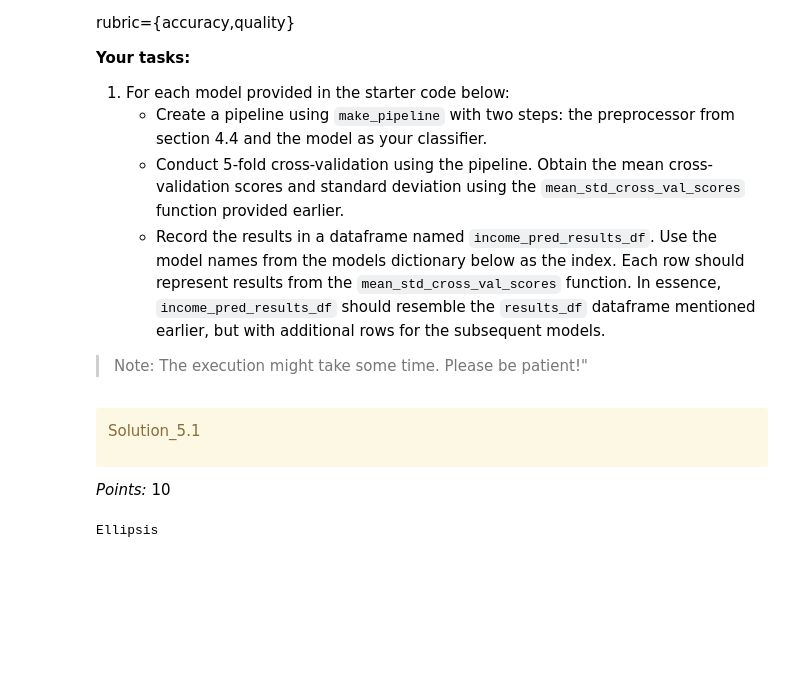
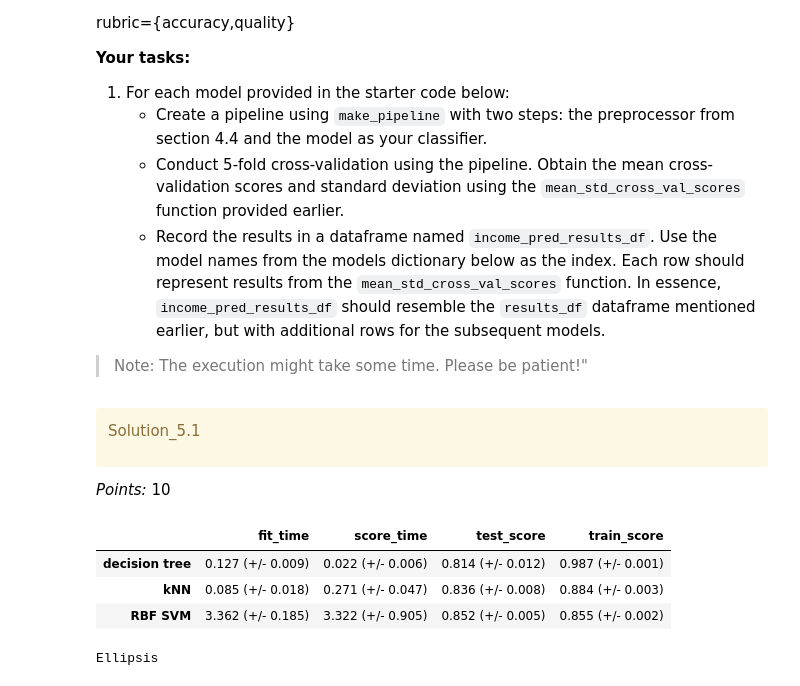
Before and after one commit to jjessieshang/hw3, a Jupyter notebook: hw3.ipynb, the cells around one changed output. Saved outputs shown, nothing was run; the diff lists cells and outputs as text; code cells hidden in the pictures; blank space fills up the shorter version.

```diff
--- a/hw3.ipynb
+++ b/hw3.ipynb
@@ -748,8 +757,13 @@ Solution_5.1
 
 _Points:_ 10
 # %%
-income_pred_results_df = None
+income_pred_results_df
 ...
+# %% [output]
+|  | fit_time | score_time | test_score | train_score |
+| decision tree | 0.127 (+/- 0.009) | 0.022 (+/- 0.006) | 0.814 (+/- 0.012) | 0.987 (+/- 0.001) |
+| kNN | 0.085 (+/- 0.018) | 0.271 (+/- 0.047) | 0.836 (+/- 0.008) | 0.884 (+/- 0.003) |
+| RBF SVM | 3.362 (+/- 0.185) | 3.322 (+/- 0.905) | 0.852 (+/- 0.005) | 0.855 (+/- 0.002) |
 # %%
 ...
 # %% [output]
```
Also changed, not shown: parts of 19 cells of this notebook, 1 other file.
